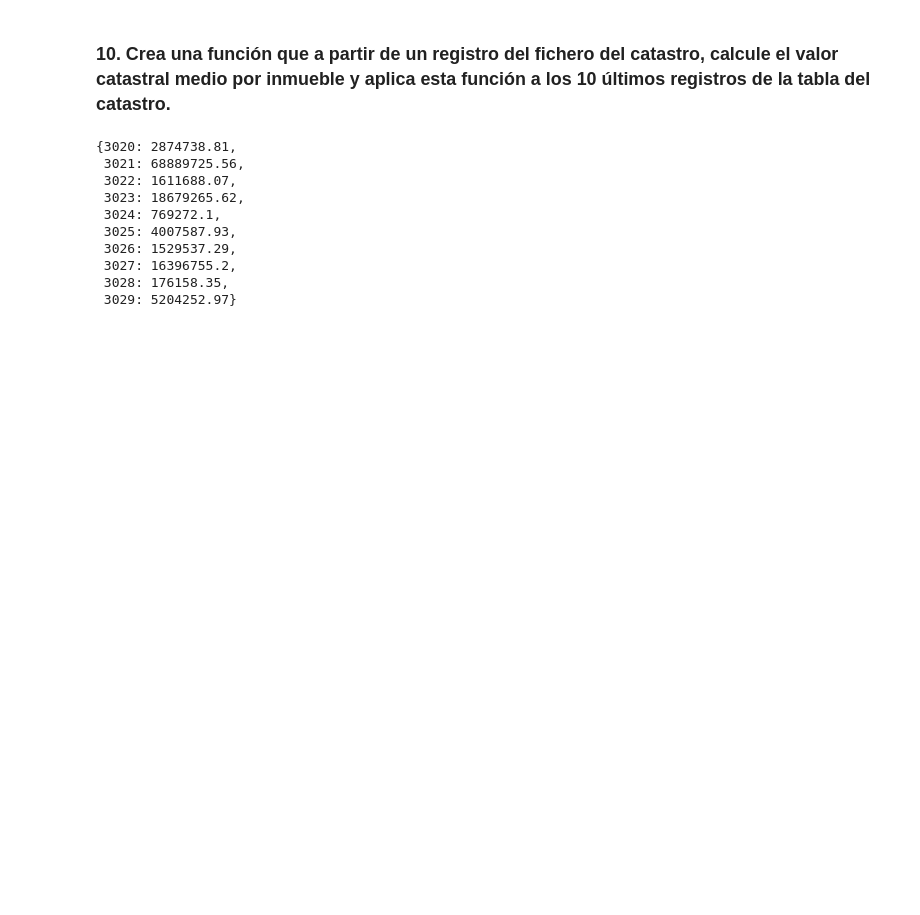
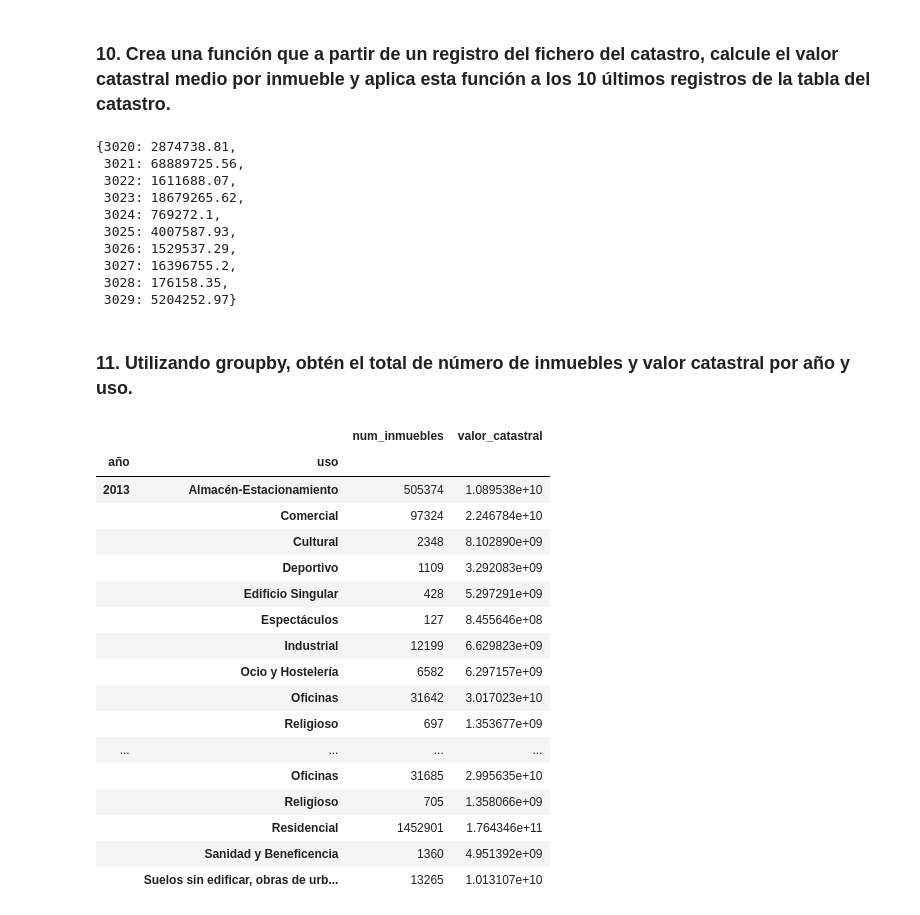
Before and after one commit to yanaySG/proyecto_python_AFI, a Jupyter notebook: Lecciones/3-pandas-notebooks/5. Ejercicios.ipynb, the cells around one changed output. Cells and saved outputs as stored; diff of their text form; code cells hidden in the pictures; blank space fills up the shorter version.

```diff
--- a/Lecciones/3-pandas-notebooks/5. Ejercicios.ipynb
+++ b/Lecciones/3-pandas-notebooks/5. Ejercicios.ipynb
@@ -200,3 +200,26 @@ display({i:Average_value_per_property(catastro_1.iloc[i]) for i in np.arange(nro
  3027: 16396755.2,
  3028: 176158.35,
  3029: 5204252.97}
+# %% [markdown]
+### 11. Utilizando groupby, obtén el total de número de inmuebles y valor catastral por año y uso.
+# %%
+catastro_1.groupby(['año','uso']).sum()[['num_inmuebles','valor_catastral']]
+# %% [output]
+|  |  | num_inmuebles | valor_catastral |
+| año | uso |  |  |
+| 2013 | Almacén-Estacionamiento | 505374 | 1.089538e+10 |
+|  | Comercial | 97324 | 2.246784e+10 |
+|  | Cultural | 2348 | 8.102890e+09 |
+|  | Deportivo | 1109 | 3.292083e+09 |
+|  | Edificio Singular | 428 | 5.297291e+09 |
+|  | Espectáculos | 127 | 8.455646e+08 |
+|  | Industrial | 12199 | 6.629823e+09 |
+|  | Ocio y Hostelería | 6582 | 6.297157e+09 |
+|  | Oficinas | 31642 | 3.017023e+10 |
+|  | Religioso | 697 | 1.353677e+09 |
+| ... | ... | ... | ... |
+|  | Oficinas | 31685 | 2.995635e+10 |
+|  | Religioso | 705 | 1.358066e+09 |
+|  | Residencial | 1452901 | 1.764346e+11 |
+|  | Sanidad y Beneficencia | 1360 | 4.951392e+09 |
+|  | Suelos sin edificar, obras de urb... | 13265 | 1.013107e+10 |
```
